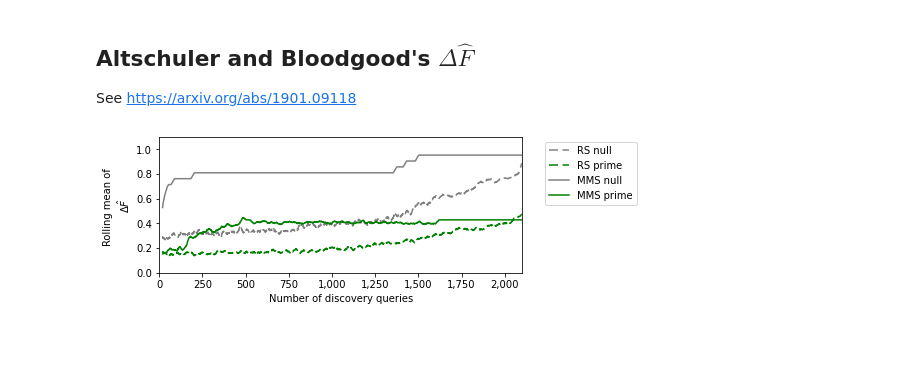
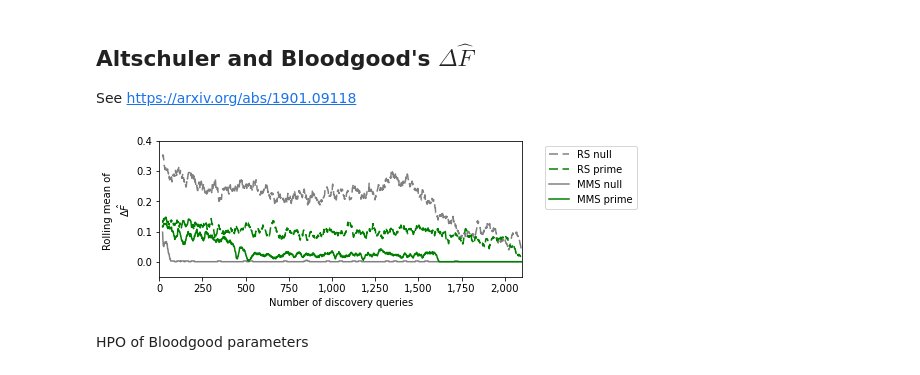
Before and after one commit to ulissigroup/catalyst-acquisitions, a Jupyter notebook: notebooks/comparisons/compare_hallucinations_synthesized.ipynb, the cells around one changed output. Drawn from its saved outputs; the diff is of its cells as text; code cells hidden in the pictures; blank space fills up the shorter version.

Commit message:
Do some crazy analysis via Bloodgood method

```diff
--- a/notebooks/comparisons/compare_hallucinations_synthesized.ipynb
+++ b/notebooks/comparisons/compare_hallucinations_synthesized.ipynb
@@ -572,18 +572,22 @@ _ = ax.legend()
 ## Altschuler and Bloodgood's $\Delta\hat{F}$
 See https://arxiv.org/abs/1901.09118
 # %%
-# Initialize the figure
+# Initialize the figures
 fig = plt.figure()
 ax = plt.gca()
+#figs = {search_type: plt.figure() for search_type in bulk_classes.keys()}
+#axes = {search_type: fig.gca() for search_type, fig in figs.items()}
 
 # Calculate dFhat
 dFhat_histories = {}
 for search_type, class_history in bulk_classes.items():
     dFhat_history = []
+    #dFhat_max_history = []
+    parameter_histories = {'a': [], 'b': [], 'c': []}
 
     # Initialize the algorithm
-    previous_classes = class_history[0]
-    for classes in class_history[1:]:
+    for i, previous_classes in enumerate(class_history[:-1]):
+        classes = class_history[i+1]
         a, b, c, d = (0, 0, 0, 0)
 
         # Count a, b, and c to...
@@ -595,33 +599,50 @@ for search_type, class_history in bulk_classes.items():
                 elif class_ is False:
                     b += 1
             elif previous_class is False:
                 if class_ is True:
                     c += 1
                 #elif class_ is False:
                 #    d += 1
 
         # Calculate and store dFhat values
         dFhat = 1 - 2*a / (2*a + b + c)
         dFhat_history.append(dFhat)
+        #dFhat_max = max(dFhat_history)
+        #dFhat_max_history.append(dFhat_max)
+        #parameter_histories['a'].append(a)
+        #parameter_histories['b'].append(b)
+        #parameter_histories['c'].append(c)
     dFhat_history = np.array(dFhat_history)
     dFhat_histories[search_type] = dFhat_history
+    #dFhat_max_history = np.array(dFhat_max_history)
 
     # Plot
     _ = plot_rolling_metric(ax, dFhat_history, label=search_type,
                             metric_name='$\Delta \hat{F}$',
                             window=20)
+    #_ = plot_rolling_metric(ax, dFhat_history/dFhat_max_history, label=search_type,
+    #                        metric_name='$\Delta \hat{F}$',
+    #                        window=20)
+    #for parameter in ['a', 'b', 'c']:
+    #    _ = plot_rolling_metric(axes[search_type], parameter_histories[parameter],
+    #                            label=parameter,
+    #                            metric_name='hypothetical true positives',
+    #                            window=20)
 
-# Format figure
+# Format figures
 for line in ax.lines[:2]:
     line.set_linestyle('--')
     line.set_dashes((6, 3))
 ax.lines[0].set_color('gray')
 ax.lines[2].set_color('gray')
 ax.lines[1].set_color('green')
 ax.lines[3].set_color('green')
-_ = ax.set_ylim([0, 1.1])
+_ = ax.set_ylim([-0.05, 0.4])
+#_ = ax.set_ylim([-0.05, 1.05])
 _ = ax.legend(bbox_to_anchor=(1.05, 1), loc='upper left')
 _ = fig.set_size_inches(*FIG_SIZE)
 _ = ax.get_xaxis().set_major_formatter(FORMATTER)
 # %% [output]
-[figure, old version]
+[figure, new version]
+# %% [markdown]
+HPO of Bloodgood parameters
```
Also changed, not shown: parts of 2 cells of this notebook.
